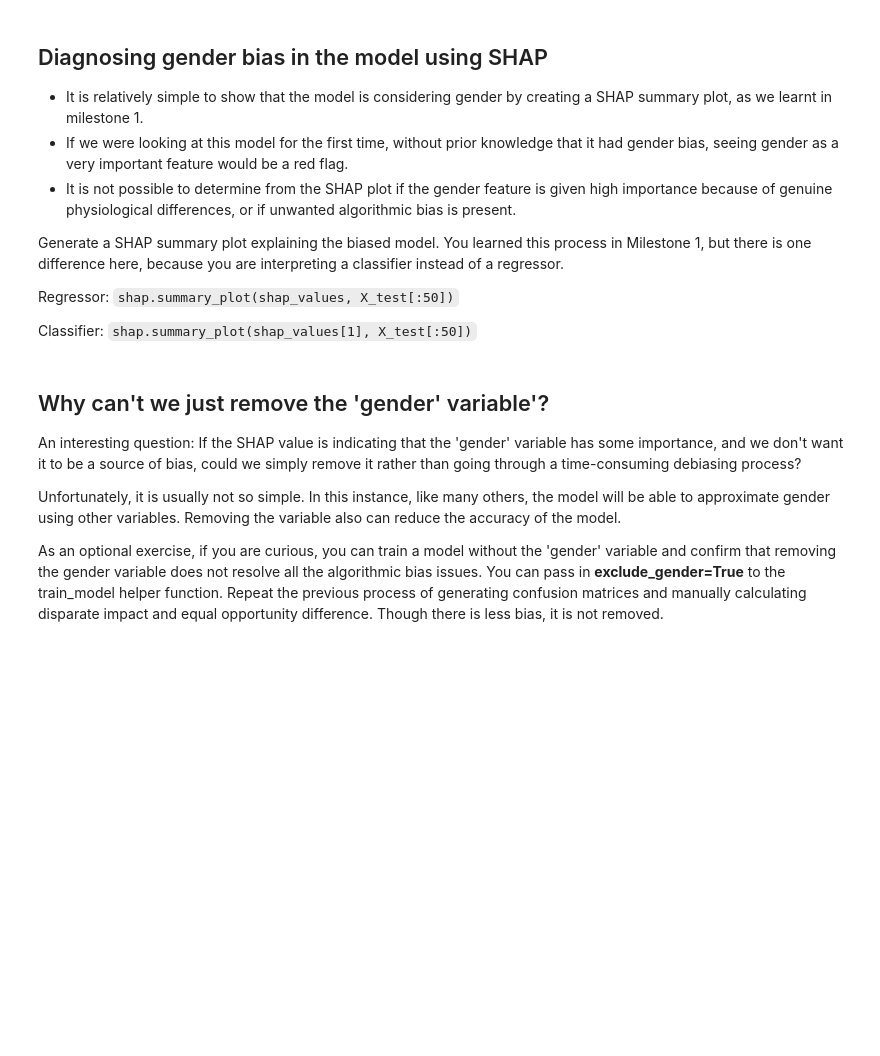
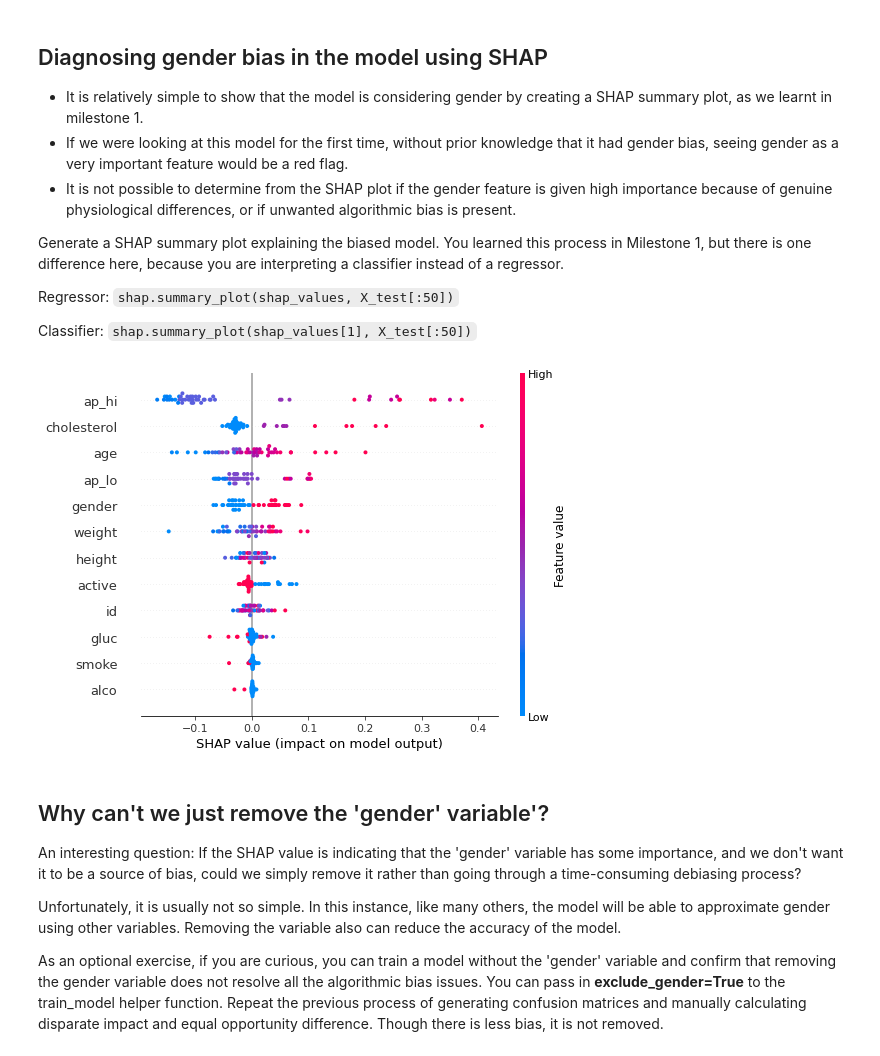
Before and after one commit to fw99/manning, a Jupyter notebook: Milestone 3 instructions.ipynb, the cells around one changed output. Cells and saved outputs as stored; diff of their text form; code cells hidden in the pictures; blank space fills up the shorter version.

```diff
--- a/Milestone 3 instructions.ipynb
+++ b/Milestone 3 instructions.ipynb
@@ -229,6 +274,12 @@ Generate a SHAP summary plot explaining the biased model. You learned this proce
 Regressor: `shap.summary_plot(shap_values, X_test[:50])`
 
 Classifier: `shap.summary_plot(shap_values[1], X_test[:50])`
+# %%
+explainer = shap.TreeExplainer(biased_rf)
+shap_values = explainer.shap_values(X_test[:50])
+shap.summary_plot(shap_values[1], X_test[:50])
+# %% [output]
+[figure, added]
 # %% [markdown]
 ## Why can't we just remove the 'gender' variable'?
 An interesting question: If the SHAP value is indicating that the 'gender' variable has some importance, and we don't want it to be a source of bias, could we simply remove it rather than going through a time-consuming debiasing process?
```
Also changed, not shown: parts of 23 cells of this notebook.
